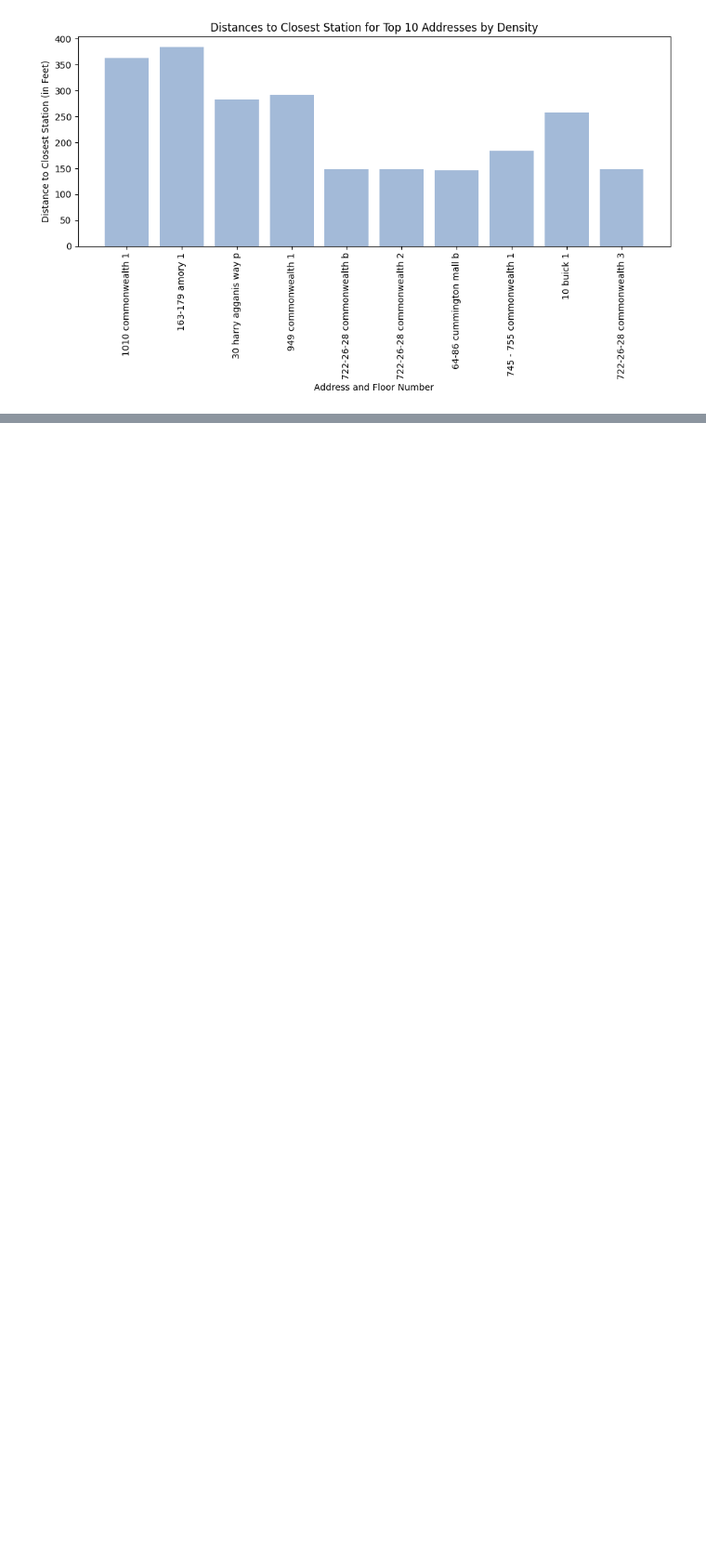
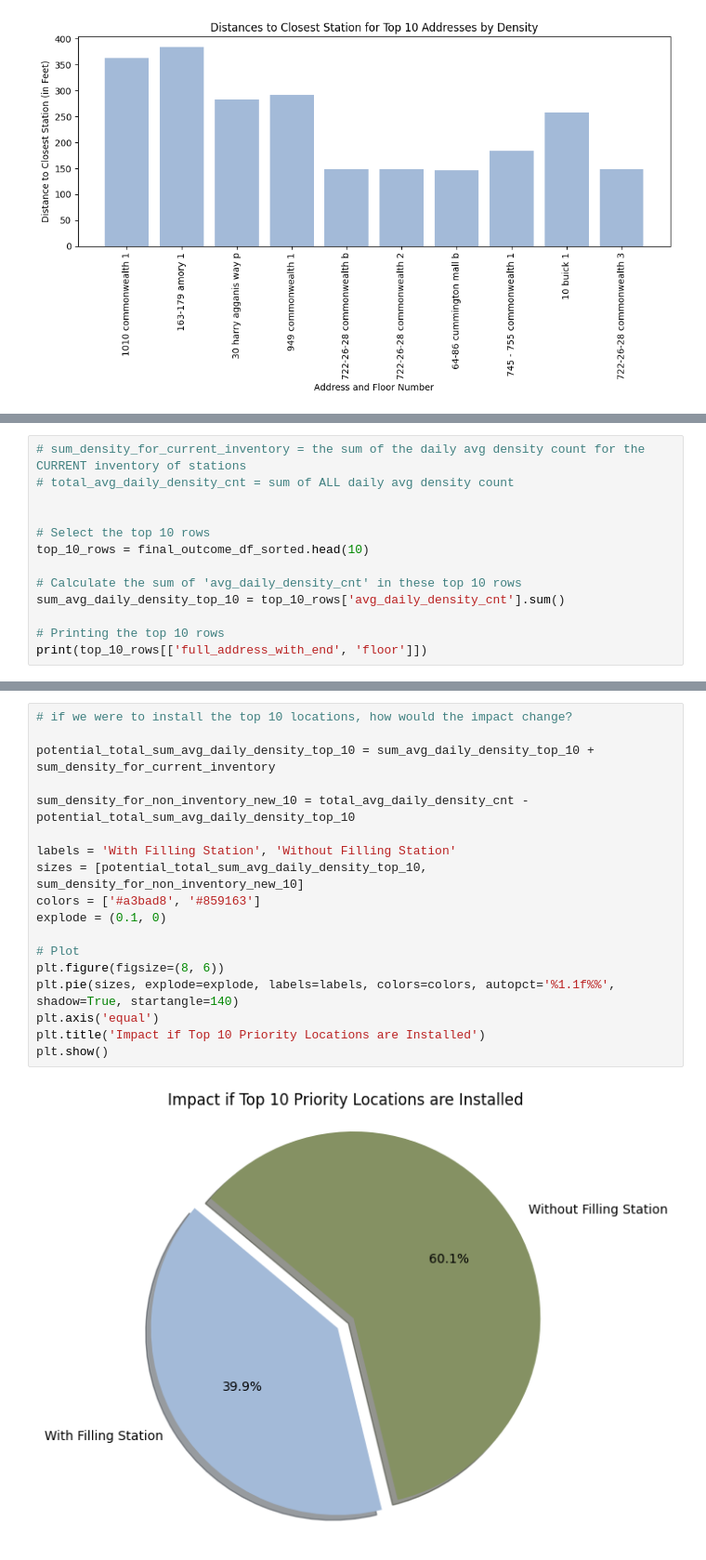
Before and after one commit to BU-Spark/ds-bu-sustainability-water, a Jupyter notebook: sp24-team-b/project_code.ipynb, the cells around one changed output, grey strips where cells are left out. Shown at 93% size. Drawn from its saved outputs; the diff is of its cells as text; blank space fills up the shorter version.

```diff
--- a/sp24-team-b/project_code.ipynb
+++ b/sp24-team-b/project_code.ipynb
@@ -296,0 +483,13 @@ print(final_outcome_df.shape)
+# %%
+# sum_density_for_current_inventory = the sum of the daily avg density count for the CURRENT inventory of stations
+# total_avg_daily_density_cnt = sum of ALL daily avg density count
+
+
+# Select the top 10 rows
+top_10_rows = final_outcome_df_sorted.head(10)
+
+# Calculate the sum of 'avg_daily_density_cnt' in these top 10 rows
+sum_avg_daily_density_top_10 = top_10_rows['avg_daily_density_cnt'].sum()
+
+# Printing the top 10 rows
+print(top_10_rows[['full_address_with_end', 'floor']])
@@ -296,0 +508,20 @@ print(final_outcome_df.shape)
+# %%
+# if we were to install the top 10 locations, how would the impact change?
+
+potential_total_sum_avg_daily_density_top_10 = sum_avg_daily_density_top_10 + sum_density_for_current_inventory
+
+sum_density_for_non_inventory_new_10 = total_avg_daily_density_cnt - potential_total_sum_avg_daily_density_top_10
+
+labels = 'With Filling Station', 'Without Filling Station'
+sizes = [potential_total_sum_avg_daily_density_top_10, sum_density_for_non_inventory_new_10]
+colors = ['#a3bad8', '#859163']
+explode = (0.1, 0)
+
+# Plot
+plt.figure(figsize=(8, 6))
+plt.pie(sizes, explode=explode, labels=labels, colors=colors, autopct='%1.1f%%', shadow=True, startangle=140)
+plt.axis('equal')
+plt.title('Impact if Top 10 Priority Locations are Installed')
+plt.show()
+# %% [output]
+[figure, added]
```
Also changed, not shown: parts of 38 cells of this notebook, 4 other files.
